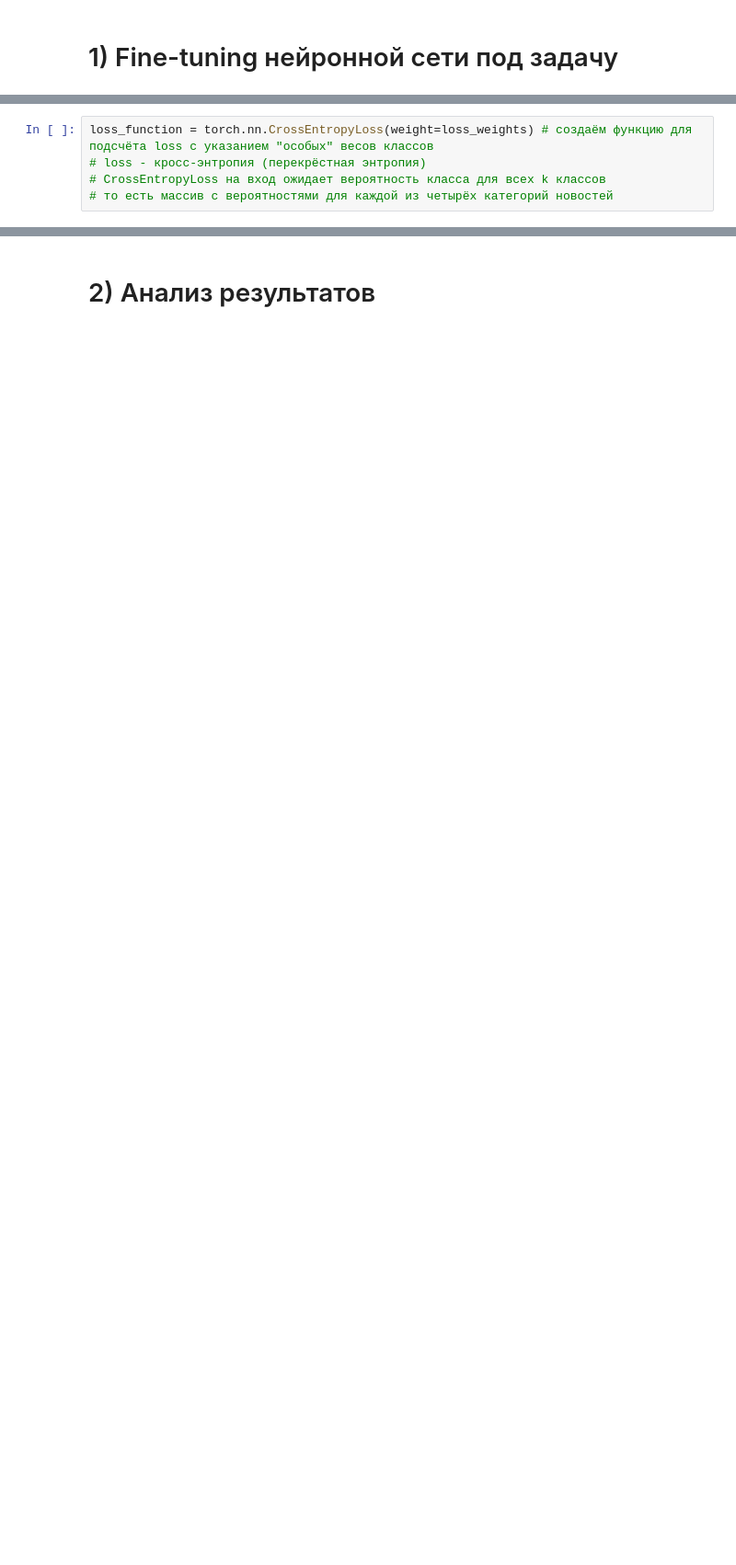
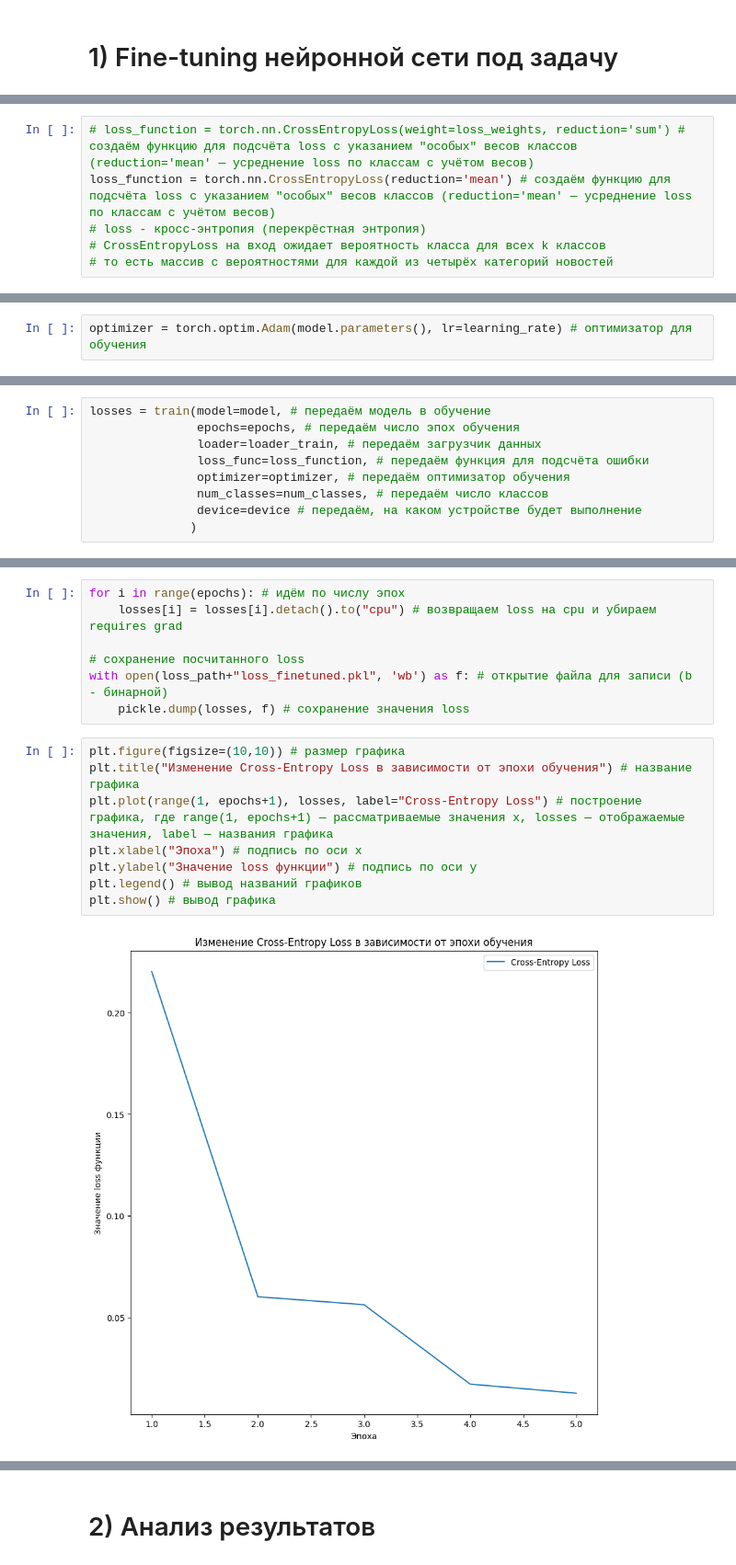
Before and after one commit to DenisKabanov/instruments_of_intellectual_data_analysis, a Jupyter notebook: 3) NN fine-tuning and performance measurement/task3.ipynb, the cells around one changed output, grey strips where cells are left out. Shown: that part at 92% size. Saved outputs shown, nothing was run; the diff lists cells and outputs as text; blank space fills up the shorter version.

```diff
--- a/3) NN fine-tuning and performance measurement/task3.ipynb
+++ b/3) NN fine-tuning and performance measurement/task3.ipynb
@@ -163,5 +478,6 @@ tensor([ 1.,  1.,  1.,  1.,  1.,  1.,  1.,  1., 20.,  1.,  1.,  1.,  1.,  1.,
 # %%
-loss_function = torch.nn.CrossEntropyLoss(weight=loss_weights) # создаём функцию для подсчёта loss с указанием "особых" весов классов
+# loss_function = torch.nn.CrossEntropyLoss(weight=loss_weights, reduction='sum') # создаём функцию для подсчёта loss с указанием "особых" весов классов (reduction='mean' — усреднение loss по классам с учётом весов)
+loss_function = torch.nn.CrossEntropyLoss(reduction='mean') # создаём функцию для подсчёта loss с указанием "особых" весов классов (reduction='mean' — усреднение loss по классам с учётом весов)
 # loss - кросс-энтропия (перекрёстная энтропия)
 # CrossEntropyLoss на вход ожидает вероятность класса для всех k классов
 # то есть массив с вероятностями для каждой из четырёх категорий новостей
@@ -167,0 +486,2 @@ loss_function = torch.nn.CrossEntropyLoss(weight=loss_weights) # создаём
+# %%
+optimizer = torch.optim.Adam(model.parameters(), lr=learning_rate) # оптимизатор для обучения
@@ -167,0 +490,9 @@ loss_function = torch.nn.CrossEntropyLoss(weight=loss_weights) # создаём
+# %%
+losses = train(model=model, # передаём модель в обучение
+               epochs=epochs, # передаём число эпох обучения
+               loader=loader_train, # передаём загрузчик данных
+               loss_func=loss_function, # передаём функция для подсчёта ошибки
+               optimizer=optimizer, # передаём оптимизатор обучения
+               num_classes=num_classes, # передаём число классов
+               device=device # передаём, на каком устройстве будет выполнение
+              )
@@ -167,0 +505,17 @@ loss_function = torch.nn.CrossEntropyLoss(weight=loss_weights) # создаём
+# %%
+for i in range(epochs): # идём по числу эпох
+    losses[i] = losses[i].detach().to("cpu") # возвращаем loss на cpu и убираем requires grad
+
+# сохранение посчитанного loss
+with open(loss_path+"loss_finetuned.pkl", 'wb') as f: # открытие файла для записи (b - бинарной)
+    pickle.dump(losses, f) # сохранение значения loss
+# %%
+plt.figure(figsize=(10,10)) # размер графика
+plt.title("Изменение Cross-Entropy Loss в зависимости от эпохи обучения") # название графика
+plt.plot(range(1, epochs+1), losses, label="Cross-Entropy Loss") # построение графика, где range(1, epochs+1) — рассматриваемые значения x, losses — отображаемые значения, label — названия графика
+plt.xlabel("Эпоха") # подпись по оси x
+plt.ylabel("Значение loss функции") # подпись по оси y
+plt.legend() # вывод названий графиков
+plt.show() # вывод графика
+# %% [output]
+[figure, added]
```
Also changed, not shown: parts of 71 cells of this notebook.
